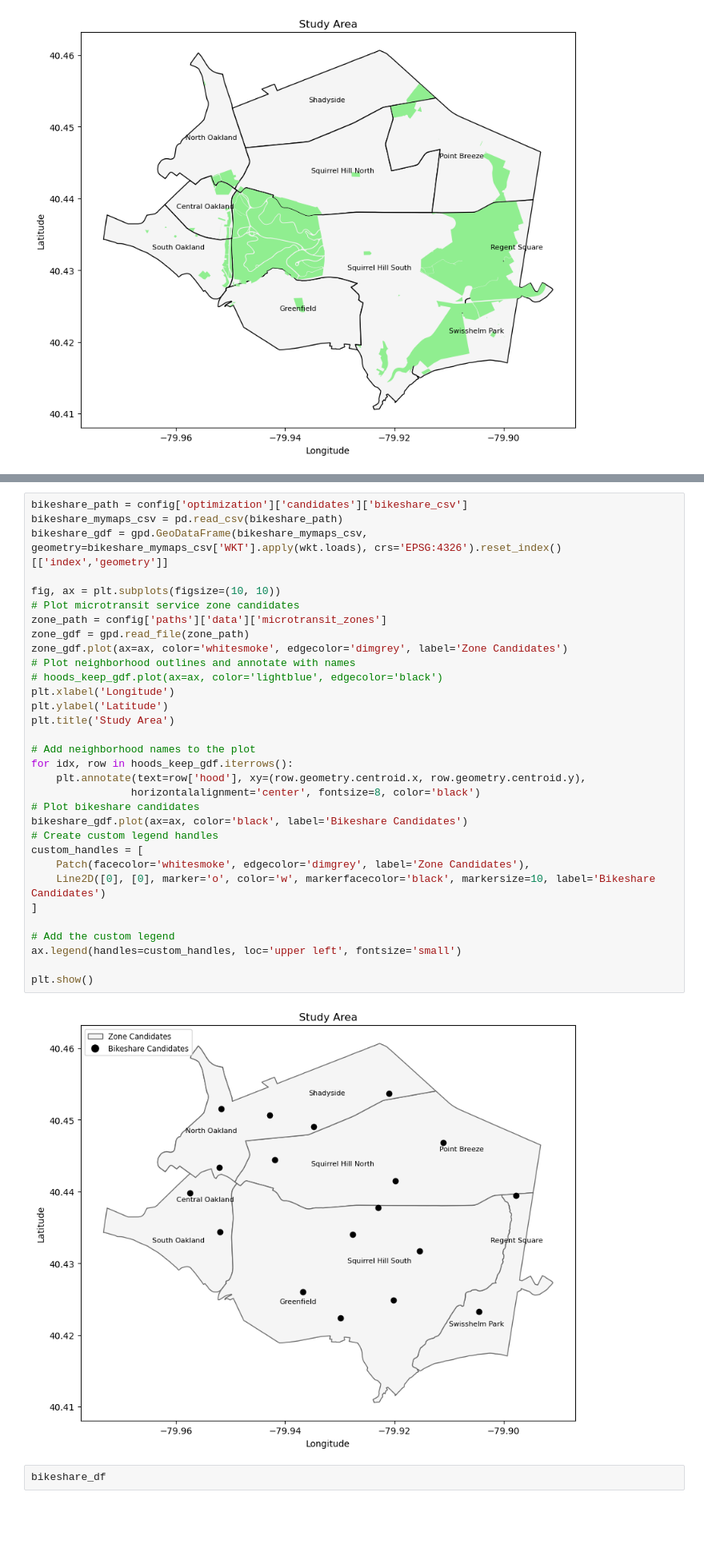
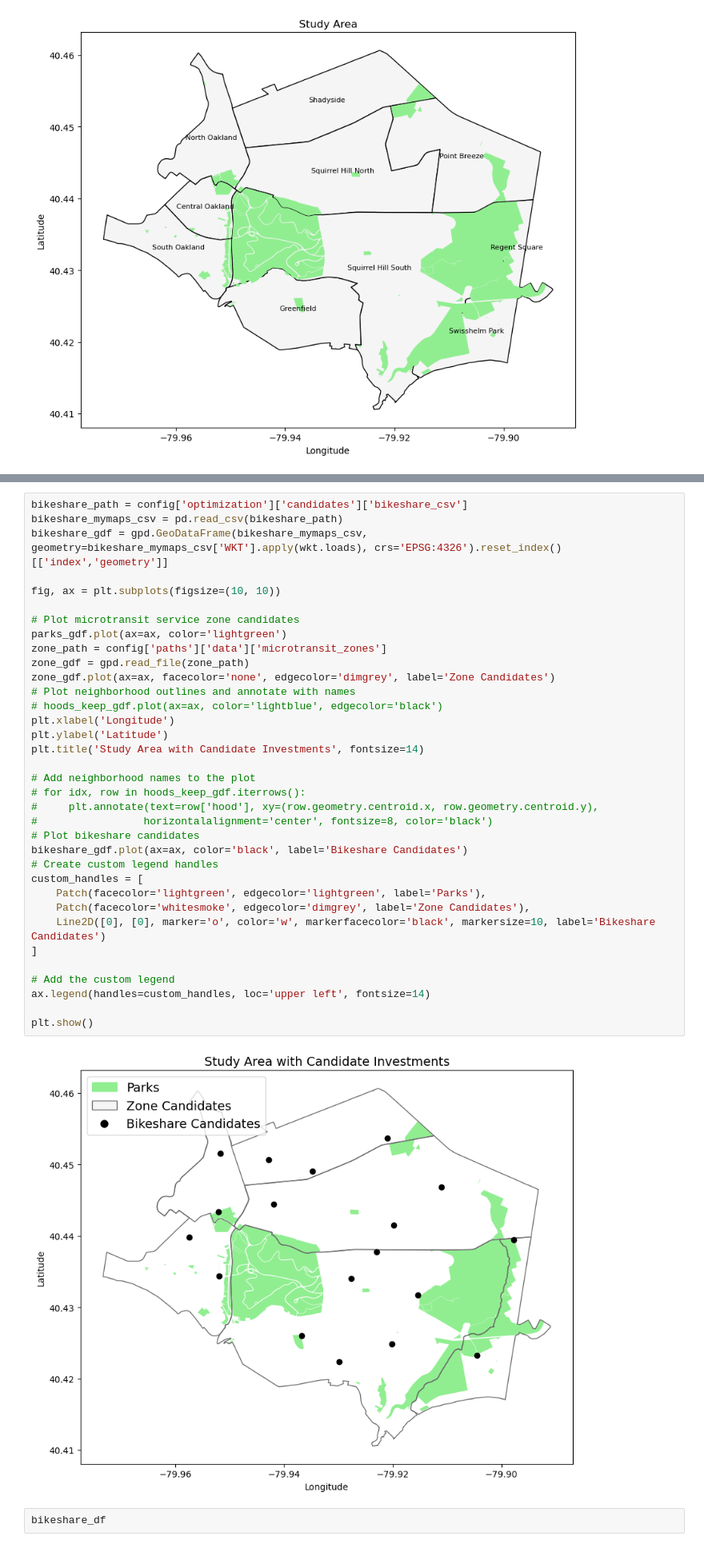
Before and after one commit to lgraff/nomad, a Jupyter notebook: project3-network_opt/viz.ipynb, the cells around one changed output, grey strips where cells are left out. Shown at 80% size. Drawn from its saved outputs; the diff is of its cells as text; blank space fills up the shorter version.

```diff
--- a/project3-network_opt/viz.ipynb
+++ b/project3-network_opt/viz.ipynb
@@ -38,37 +58,40 @@ parks_gdf.plot(ax=ax, color='lightgreen')
 # %%
 bikeshare_path = config['optimization']['candidates']['bikeshare_csv']
 bikeshare_mymaps_csv = pd.read_csv(bikeshare_path)
 bikeshare_gdf = gpd.GeoDataFrame(bikeshare_mymaps_csv, geometry=bikeshare_mymaps_csv['WKT'].apply(wkt.loads), crs='EPSG:4326').reset_index()[['index','geometry']]
 
 fig, ax = plt.subplots(figsize=(10, 10))
+
 # Plot microtransit service zone candidates
+parks_gdf.plot(ax=ax, color='lightgreen')
 zone_path = config['paths']['data']['microtransit_zones']
 zone_gdf = gpd.read_file(zone_path)
-zone_gdf.plot(ax=ax, color='whitesmoke', edgecolor='dimgrey', label='Zone Candidates')
+zone_gdf.plot(ax=ax, facecolor='none', edgecolor='dimgrey', label='Zone Candidates')
 # Plot neighborhood outlines and annotate with names
 # hoods_keep_gdf.plot(ax=ax, color='lightblue', edgecolor='black')
 plt.xlabel('Longitude')
 plt.ylabel('Latitude')
-plt.title('Study Area')
+plt.title('Study Area with Candidate Investments', fontsize=14)
 
 # Add neighborhood names to the plot
-for idx, row in hoods_keep_gdf.iterrows():
-    plt.annotate(text=row['hood'], xy=(row.geometry.centroid.x, row.geometry.centroid.y),
-                horizontalalignment='center', fontsize=8, color='black')
+# for idx, row in hoods_keep_gdf.iterrows():
+#     plt.annotate(text=row['hood'], xy=(row.geometry.centroid.x, row.geometry.centroid.y),
+#                 horizontalalignment='center', fontsize=8, color='black')
 # Plot bikeshare candidates
 bikeshare_gdf.plot(ax=ax, color='black', label='Bikeshare Candidates')
 # Create custom legend handles
 custom_handles = [
+    Patch(facecolor='lightgreen', edgecolor='lightgreen', label='Parks'),
     Patch(facecolor='whitesmoke', edgecolor='dimgrey', label='Zone Candidates'),
     Line2D([0], [0], marker='o', color='w', markerfacecolor='black', markersize=10, label='Bikeshare Candidates')
 ]
 
 # Add the custom legend
-ax.legend(handles=custom_handles, loc='upper left', fontsize='small')
+ax.legend(handles=custom_handles, loc='upper left', fontsize=14)
 
 plt.show()
 # %% [output]
-[figure, old version]
+[figure, new version]
 # %%
 bikeshare_df
 # %% [output]
```
Also changed, not shown: parts of 1 cell of this notebook, 1 other file.
